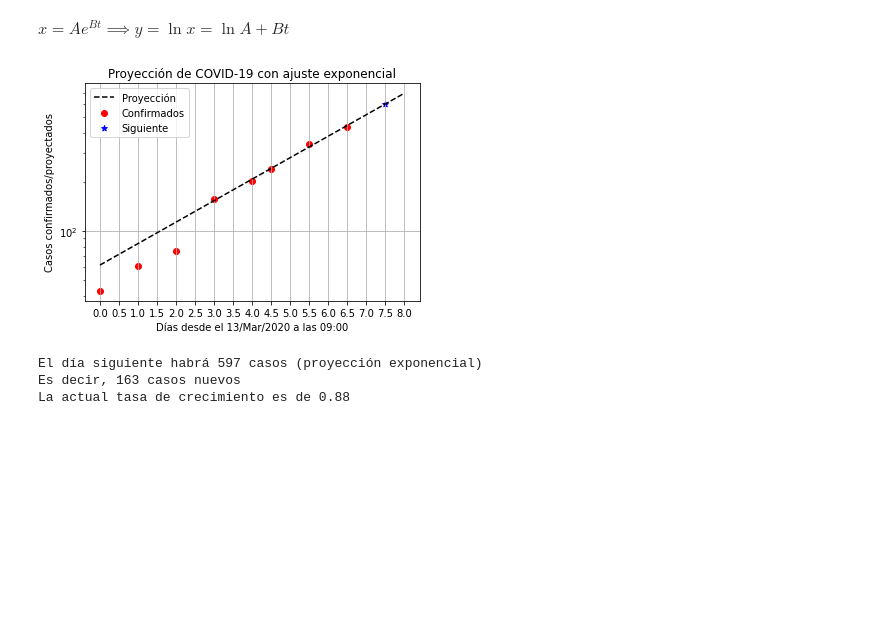
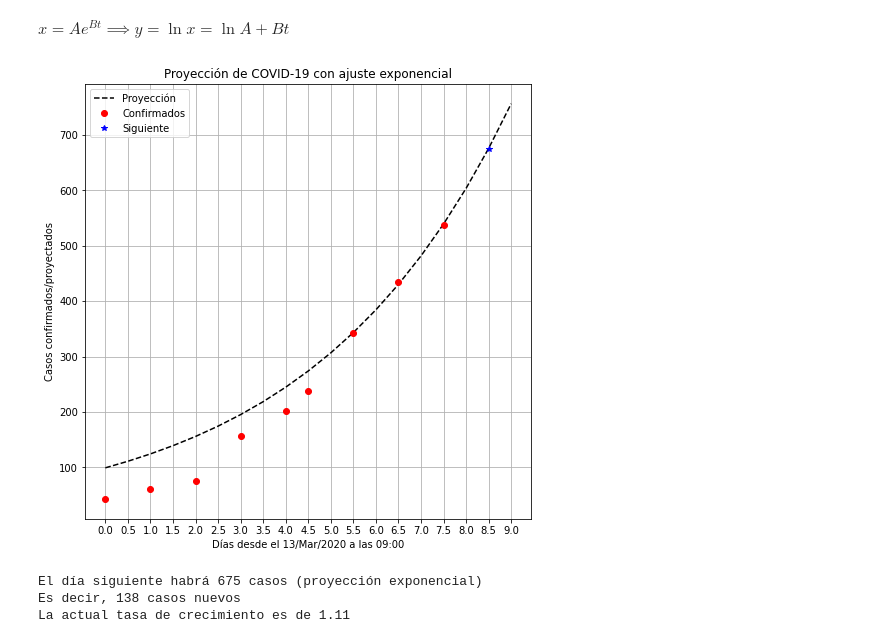
Before and after one commit to DiegoRomanCortes/Regresiones, a Jupyter notebook: proyeccion.ipynb, the cells around one changed output. Saved outputs shown, nothing was run; the diff lists cells and outputs as text; code cells hidden in the pictures; blank space fills up the shorter version.

Commit message:
Actualización de casos al 21/mar/2020. Gráfico de casos nuevos y tasa de crecimiento por día. Cambio menor en el código (proyecciones ahora están al final).

```diff
--- a/proyeccion.ipynb
+++ b/proyeccion.ipynb
@@ -6,9 +6,9 @@ import numpy as np
 # %% [markdown]
 Datos de casos confirmados de COVID-19 en Chile por día desde el 13 de marzo de 2020: [Fuente de Minsal](https://www.minsal.cl/nuevo-coronavirus-2019-ncov/casos-confirmados-en-chile-covid-19/)
 # %%
-t = np.array([0,1,2,3,4, 4.5, 5.5, 6.5]) #días transcurridos desde 13/03/2020 considerados hasta las 09:00 del mismo día
+t = np.array([0,1,2,3,4, 4.5, 5.5, 6.5, 7.5]) #días transcurridos desde 13/03/2020 considerados hasta las 09:00 del mismo día
 #desde el 18 de marzo se toman los casos hasta las 21:00 del dia anterior
 #14 de marzo alcanzó fase 3
 #16 de marzo alcanzó  fase 4
 
-x = np.array([43, 61, 75, 156, 201, 238, 342, 434]) #casos respectivos totales
+x = np.array([43, 61, 75, 156, 201, 238, 342, 434, 537]) #casos respectivos totales
@@ -15,8 +46,8 @@ x = np.array([43, 61, 75, 156, 201, 238, 342, 434]) #casos respectivos totales
 # %% [markdown]
 $x = Ae^{Bt} \implies y = \ln{x} = \ln{A} + Bt$
 # %%
-t_1 = t[3:]
-x_1 = x[3:]
+t_1 = t[-3:]
+x_1 = x[-3:]
 
 z = np.polyfit(t_1, np.log(x_1), 1) #retorna coeficientes de mayor a menor
 #z = np.polyfit(t, np.log(x), 1) #w es la correción
@@ -26,20 +57,23 @@ y = z[1] + z[0]*t_proy
 
 x_fit = np.exp(y) #y = ln(x)
 # %%
+plt.figure(figsize=[8,8])
+
 plt.plot(t_proy, x_fit, "k--", label="Proyección")
-plt.scatter(t, x, c="r", label="Confirmados")
+plt.plot(t, x, "ro", label="Confirmados")
 
 plt.xlabel("Días desde el 13/Mar/2020 a las 09:00")
 plt.ylabel("Casos confirmados/proyectados")
 plt.title("Proyección de COVID-19 con ajuste exponencial")
 plt.xticks(t_proy)
 
 new = int(x_fit[len(t)*2 - 1])
-plt.scatter(t[-1] + 1, new, c='blue', marker='*', label="Siguiente")
+plt.plot(t[-1] + 1, new, "b*", label="Siguiente")
+#plt.scatter(t[-1] + 1, 537)
 
-plt.yscale("log")
+#plt.yscale("log")
 
 plt.legend()
 plt.grid()
 # %% [output]
-[figure, old version]
+[figure, new version]
@@ -60,6 +82,6 @@ print("El día siguiente habrá", new, "casos (proyección exponencial)")
 print("Es decir,", new - x[-1], "casos nuevos")
 print("La actual tasa de crecimiento es de", tasa[-1]*100//1/100)
 # %% [output]
-El día siguiente habrá 597 casos (proyección exponencial)
-Es decir, 163 casos nuevos
-La actual tasa de crecimiento es de 0.88
+El día siguiente habrá 675 casos (proyección exponencial)
+Es decir, 138 casos nuevos
+La actual tasa de crecimiento es de 1.11
```
Also changed, not shown: parts of 3 cells of this notebook.
